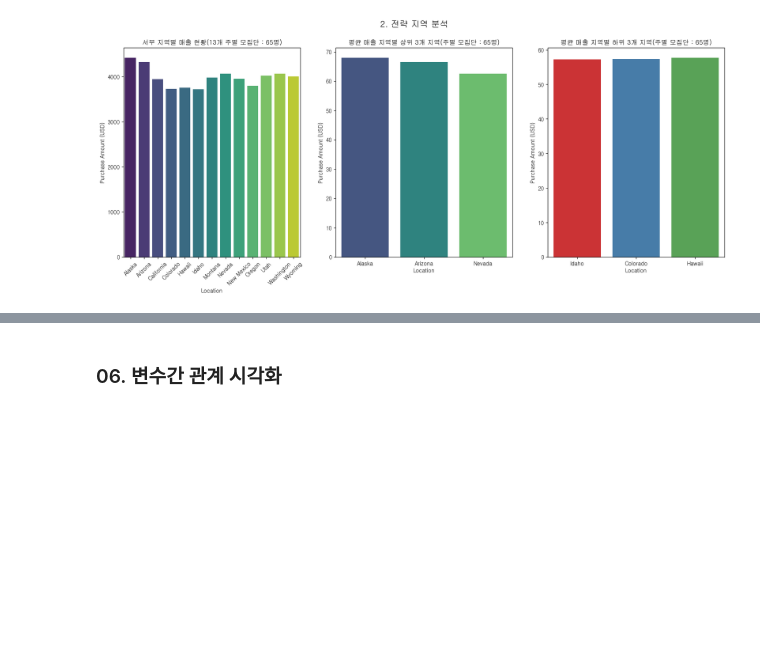
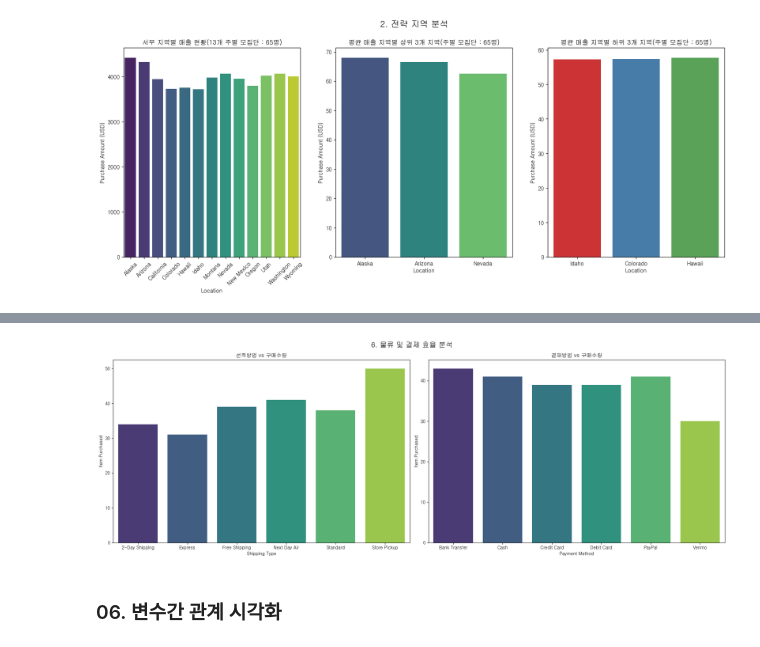
Before and after one commit to jr-2-team/shopping-data-analysis, a Jupyter notebook: presentation/LNK_PRE.ipynb, the cells around one changed output, grey strips where cells are left out. Saved outputs shown, nothing was run; the diff lists cells and outputs as text; code cells hidden in the pictures; blank space fills up the shorter version.

```diff
--- a/presentation/LNK_PRE.ipynb
+++ b/presentation/LNK_PRE.ipynb
@@ -345,3 +493,43 @@ KeyError: 'AgeGroup'
+# %%
+# 6. 물류 및 결제 효율성 분석
+#     배송 선호도 Shipping Type
+
+fig, ax = plt.subplots(1, 2, figsize=(20, 7))
+
+shipping_low_3sales_df = low_3sales_df.groupby(['Shipping Type'])['Item Purchased'].count().reset_index()
+
+sns.barplot(data=shipping_low_3sales_df,
+            x='Shipping Type',
+            y='Item Purchased',
+            hue='Shipping Type',
+            palette='viridis',
+            errorbar=None,
+            ax=ax[0]
+            )
+
+#     결제 수단 선호도 Payment Method
+payment_low_3sales_df = low_3sales_df.groupby(['Payment Method'])['Item Purchased'].count().reset_index()
+
+sns.barplot(data=payment_low_3sales_df,
+            x='Payment Method',
+            y='Item Purchased',
+            hue='Payment Method',
+            palette='viridis',
+            errorbar=None,
+            ax=ax[1]
+            )
+
+plt.suptitle("6. 물류 및 결제 효율 분석", fontsize=16, fontweight='bold')
+
+# 6. 물류 및 결제 효율성 분석
+ax[0].set_title('선적방법 vs 구매수량')
+ax[1].set_title('결재방법 vs 구매수량')
+
+plt.tight_layout()
+
+plt.show()
+# %% [output]
+[figure, added]
 # %% [markdown]
 ### 06. 변수간 관계 시각화
 # %% [markdown]
```
Also changed, not shown: parts of 6 cells of this notebook, 1 other file.
